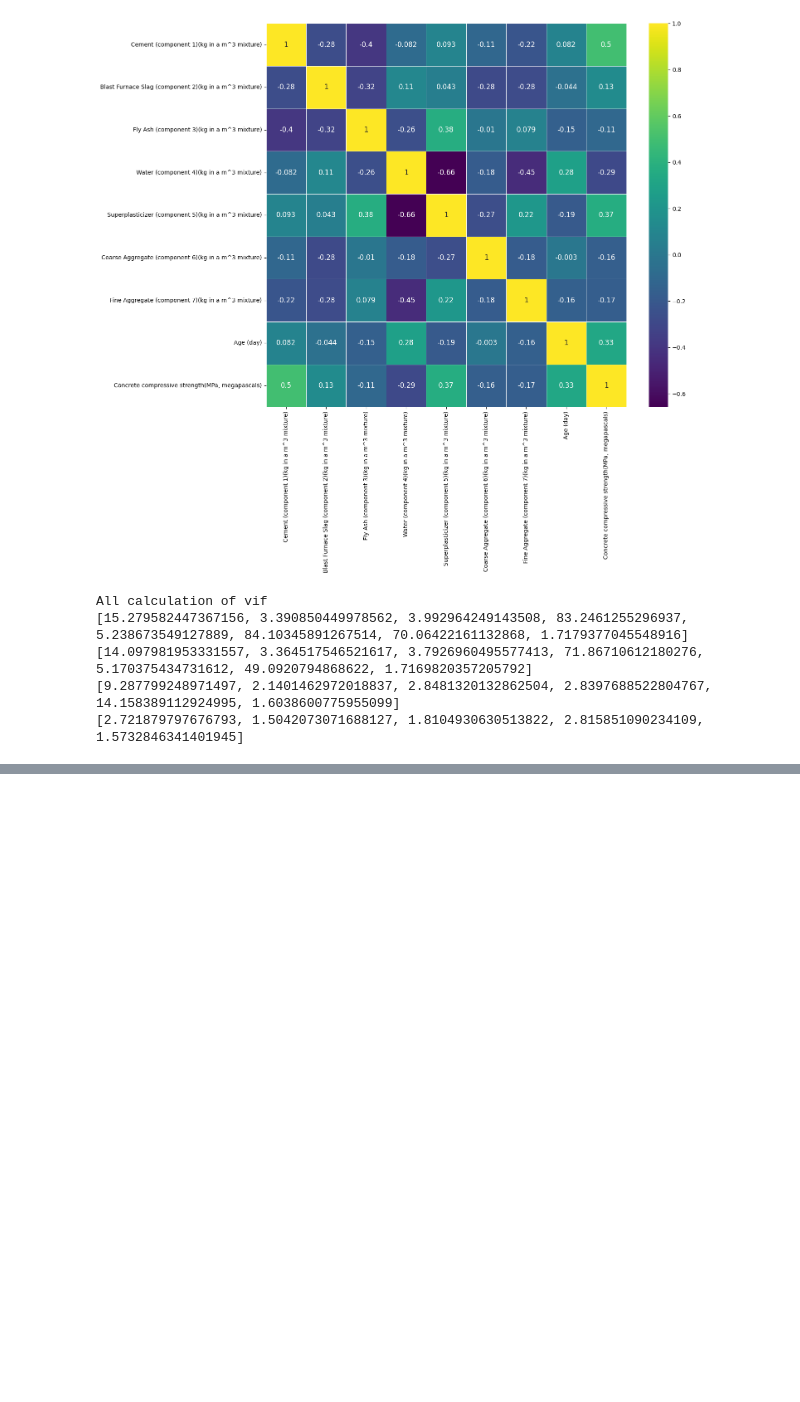
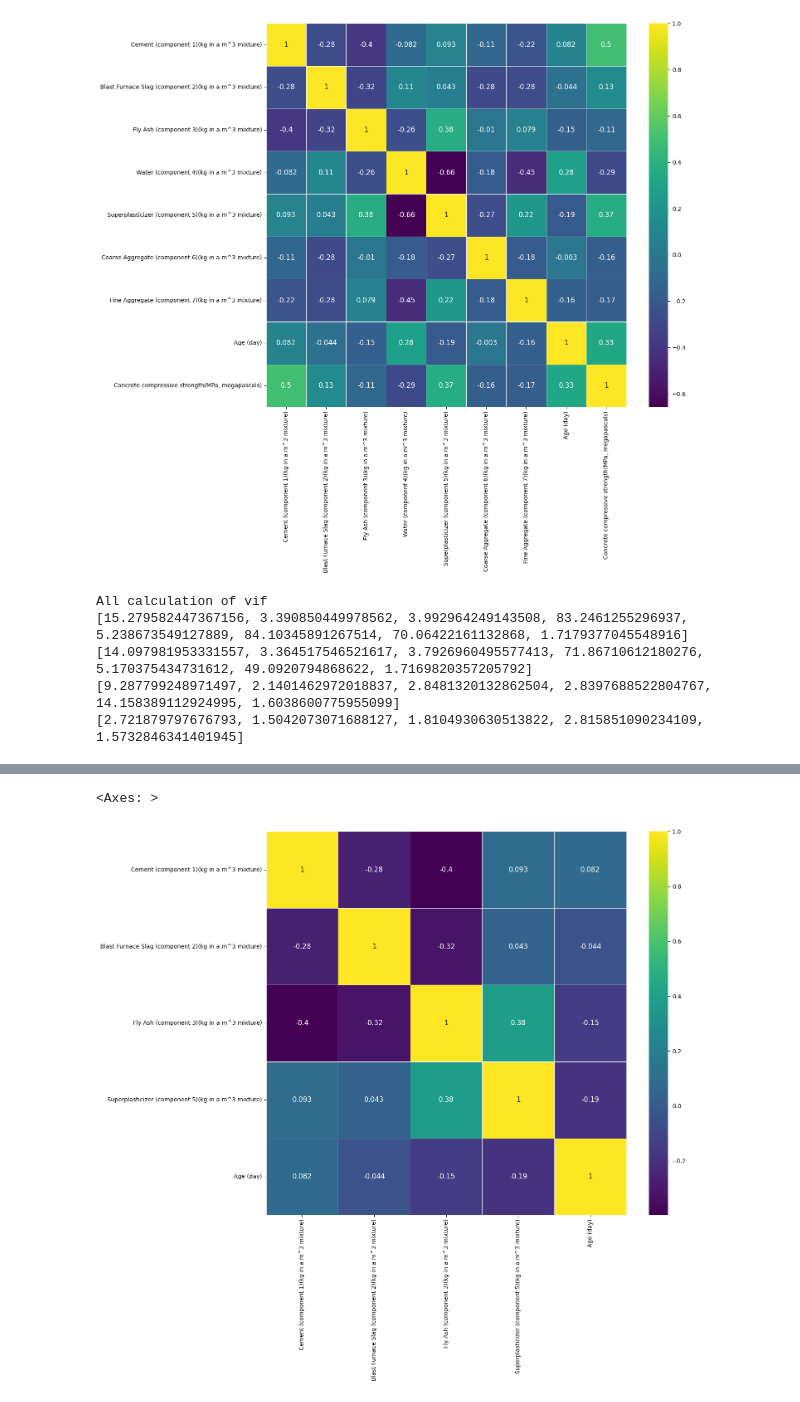
Before and after one commit to WhiteMorro1177/artif-intel-prac-3, a Jupyter notebook: main.ipynb, the cells around one changed output, grey strips where cells are left out. Cells and saved outputs as stored; diff of their text form; code cells hidden in the pictures; blank space fills up the shorter version.

```diff
--- a/main.ipynb
+++ b/main.ipynb
@@ -170,0 +232,3 @@ pd.DataFrame({'vif': vifs[-1][0:]}, index=new_headers).T
+# %%
+correlation = new_data.corr().loc[new_headers, new_headers]
+correlation
@@ -171,3 +242,10 @@ pd.DataFrame({'vif': vifs[-1][0:]}, index=new_headers).T
+# %%
+fig, ax = plt.subplots(figsize=(14,12))
+
+sns.heatmap(correlation, linewidths=0.5, annot=True, cmap="viridis", linecolor="white", annot_kws={"size": 12})
+# %% [output]
+<Axes: >
+[figure, added]
 # %%
 sns.histplot(residual, kde=True, stat="density", linewidth=0)
 # %% [output]
```
Also changed, not shown: parts of 15 cells of this notebook.
